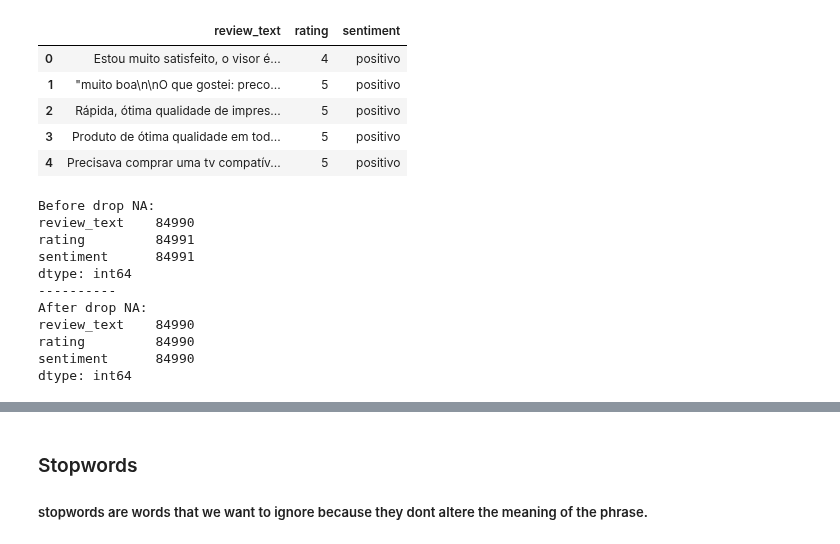
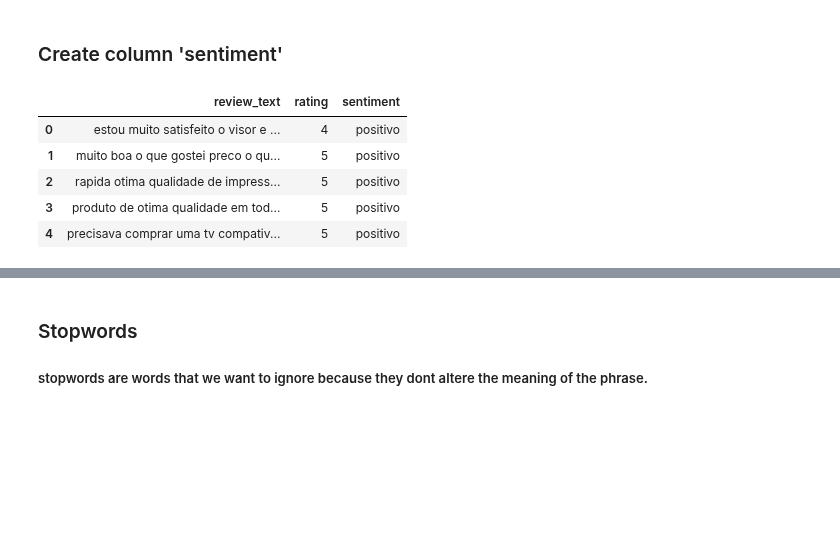
Before and after one commit to iago159/NLP_avaliacoes_produtos, a Jupyter notebook: NLP Avaliacoes.ipynb, the cells around one changed output, grey strips where cells are left out. Saved outputs shown, nothing was run; the diff lists cells and outputs as text; code cells hidden in the pictures; blank space fills up the shorter version.

```diff
--- a/NLP Avaliacoes.ipynb
+++ b/NLP Avaliacoes.ipynb
@@ -6,0 +70,3 @@ import pandas as pd
+# %%
+df['review_text'] = df['review_text'].apply(lambda review_text : strip_ponctuation(review_text))
+df.head()
@@ -6,0 +82,3 @@ import pandas as pd
+# %%
+df['review_text'] = df['review_text'].apply(lambda review_text : strip_linebreak_tab(review_text))
+df.head()
@@ -6,0 +94,3 @@ import pandas as pd
+# %%
+df['review_text'] = df['review_text'].apply(lambda review_text : strip_multiple_whitespaces(review_text))
+df.head()
@@ -6,0 +106,3 @@ import pandas as pd
+# %%
+df['review_text'] = df['review_text'].apply(lambda review_text : strip_accents(review_text))
+df.head()
@@ -7,40 +116,19 @@ import pandas as pd
+# %% [markdown]
+### Create column 'sentiment'
 # %%
 def get_sentiment(rating):
-    if rating < 3:
+    if rating <= 3:
         return 'negativo'
-    elif rating == 3:
-        return 'neutro'
     elif rating > 3:
         return 'positivo'
 
-df = pd.read_csv('./dataset/avaliacoes.csv')
 df['sentiment'] = df.rating.apply(lambda rating : get_sentiment(rating))
 df.head()
 # %% [output]
 |  | review_text | rating | sentiment |
-| 0 | Estou muito satisfeito, o visor é... | 4 | positivo |
-| 1 | "muito boa\n\nO que gostei: preco... | 5 | positivo |
-| 2 | Rápida, ótima qualidade de impres... | 5 | positivo |
-| 3 | Produto de ótima qualidade em tod... | 5 | positivo |
-| 4 | Precisava comprar uma tv compatív... | 5 | positivo |
+| 0 | estou muito satisfeito o visor e ... | 4 | positivo |
+| 1 | muito boa o que gostei preco o qu... | 5 | positivo |
+| 2 | rapida otima qualidade de impress... | 5 | positivo |
+| 3 | produto de otima qualidade em tod... | 5 | positivo |
+| 4 | precisava comprar uma tv compativ... | 5 | positivo |
-# %%
-print('Before drop NA:')
-print(df.count())
-#there is 1 missing value at 'review_text'
-df.dropna(inplace=True)
-print('-'*10)
-print('After drop NA:')
-print(df.count())
-# %% [output]
-Before drop NA:
-review_text    84990
-rating         84991
-sentiment      84991
-dtype: int64
-----------
-After drop NA:
-review_text    84990
-rating         84990
-sentiment      84990
-dtype: int64
 # %% [markdown]
```
Also changed, not shown: parts of 43 cells of this notebook.
